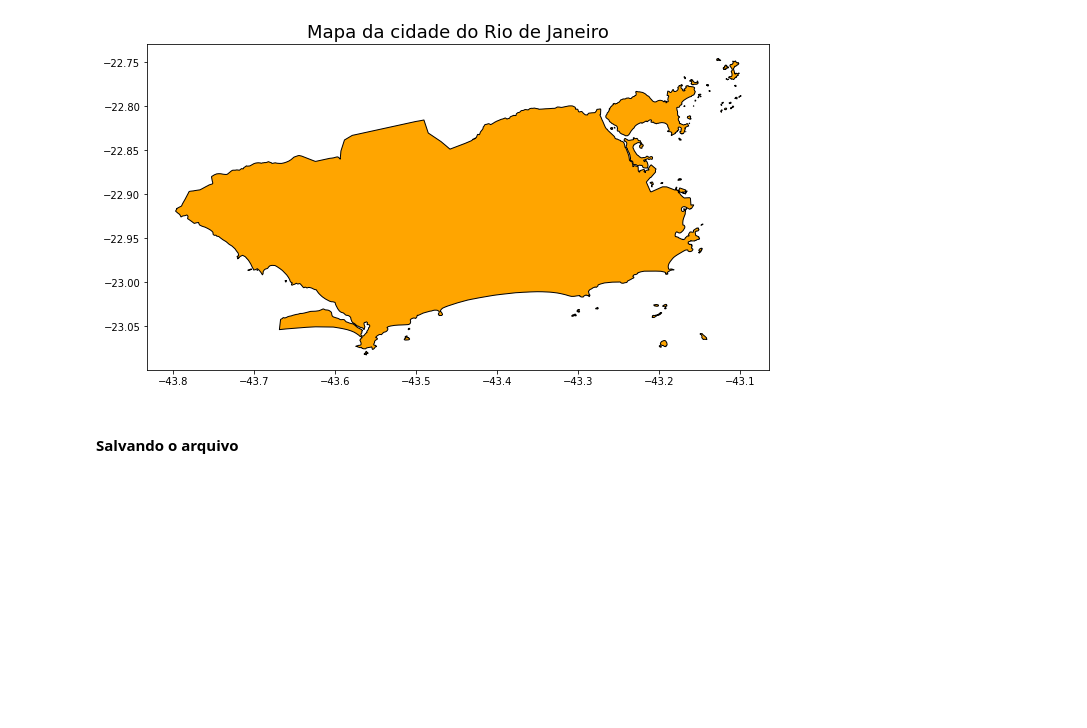
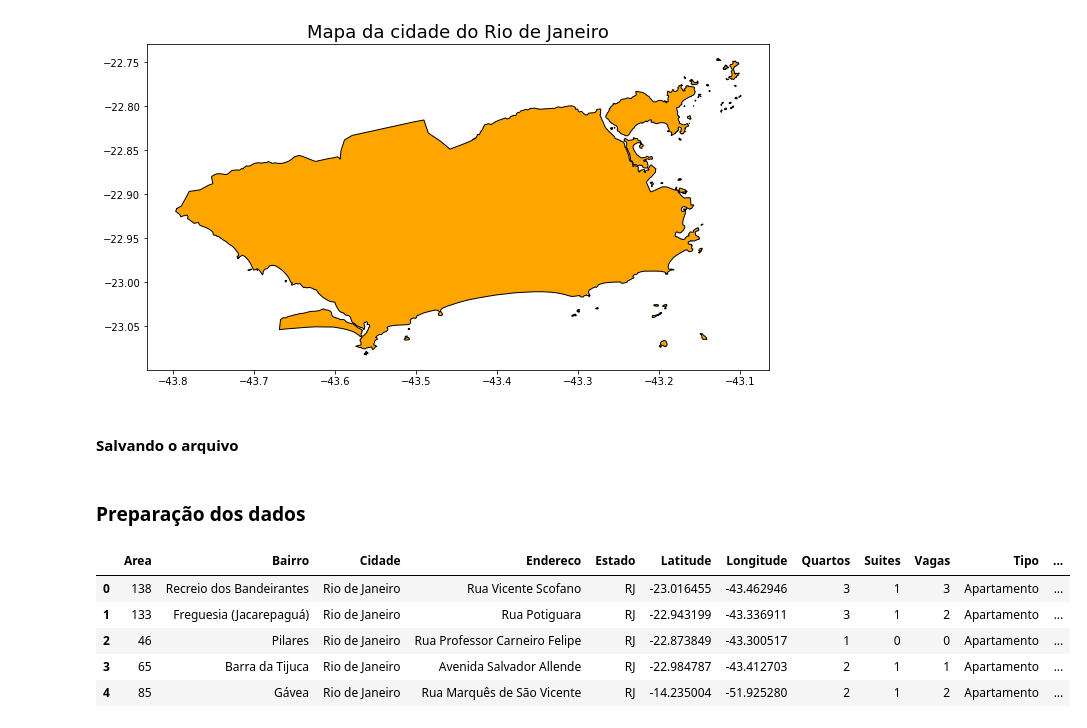
Before and after one commit to LilianeAquino/notebooks_cursos_alura, a Jupyter notebook: GeoPandas - Parte 1/geopandas.ipynb, the cells around one changed output. Cells and saved outputs as stored; diff of their text form; code cells hidden in the pictures; blank space fills up the shorter version.

```diff
--- a/GeoPandas - Parte 1/geopandas.ipynb
+++ b/GeoPandas - Parte 1/geopandas.ipynb
@@ -121 +120,13 @@ if not os.path.exists(dir):
 cidade_rj.to_file(dir+'/RJ-MUNIC.shp')
+# %% [markdown]
+### Preparação dos dados
+# %%
+dados = pd.read_table('/content/drive/MyDrive/Colab Notebooks/Alura/dados.txt')
+dados.head()
+# %% [output]
+|  | Area | Bairro | Cidade | Endereco | Estado | Latitude | Longitude | Quartos | Suites | Vagas | Tipo | ... |
+| 0 | 138 | Recreio dos Bandeirantes | Rio de Janeiro | Rua Vicente Scofano | RJ | -23.016455 | -43.462946 | 3 | 1 | 3 | Apartamento | ... |
+| 1 | 133 | Freguesia (Jacarepaguá) | Rio de Janeiro | Rua Potiguara | RJ | -22.943199 | -43.336911 | 3 | 1 | 2 | Apartamento | ... |
+| 2 | 46 | Pilares | Rio de Janeiro | Rua Professor Carneiro Felipe | RJ | -22.873849 | -43.300517 | 1 | 0 | 0 | Apartamento | ... |
+| 3 | 65 | Barra da Tijuca | Rio de Janeiro | Avenida Salvador Allende | RJ | -22.984787 | -43.412703 | 2 | 1 | 1 | Apartamento | ... |
+| 4 | 85 | Gávea | Rio de Janeiro | Rua Marquês de São Vicente | RJ | -14.235004 | -51.925280 | 2 | 1 | 2 | Apartamento | ... |
```
Also changed, not shown: parts of 10 cells of this notebook, 6 other files.
